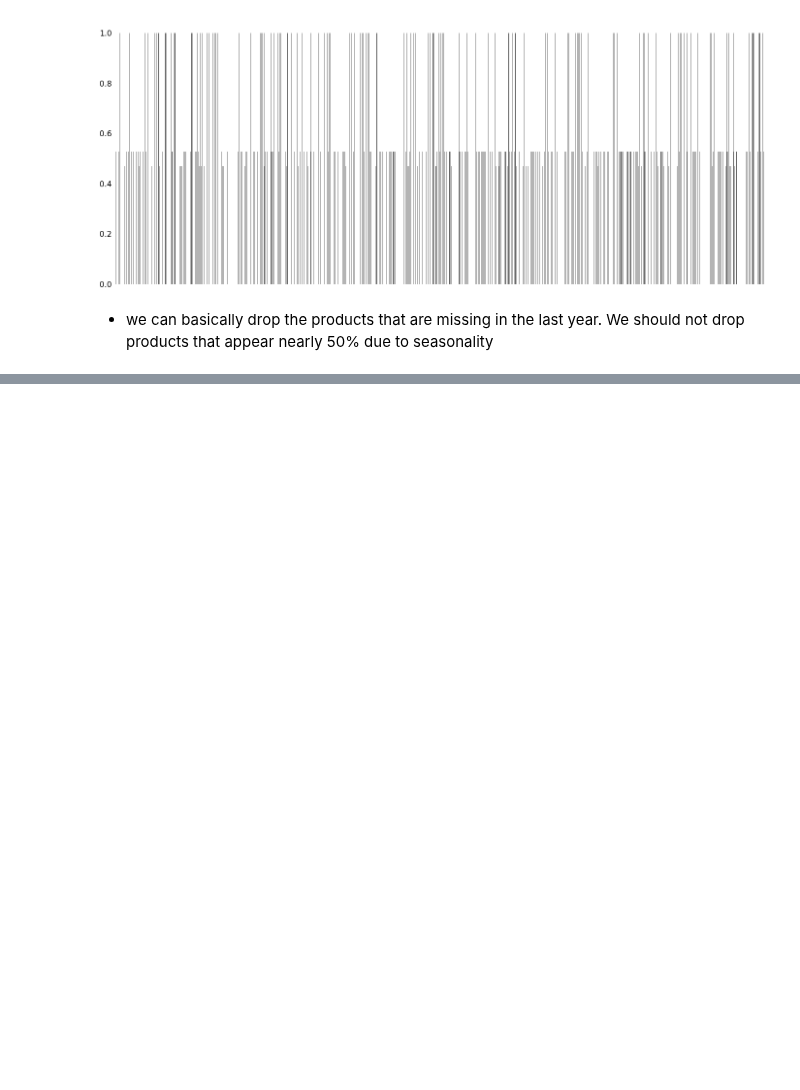
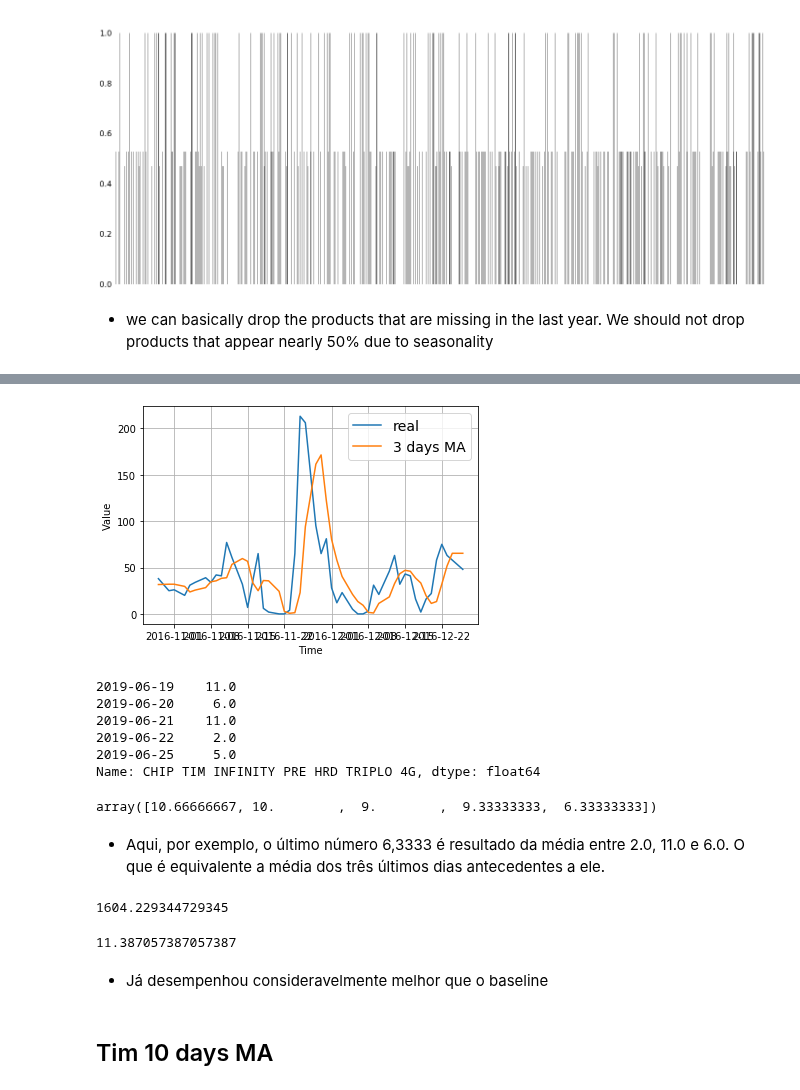
Before and after one commit to ItamarRocha/Machine-Learning-and-Data-Analysis, a Jupyter notebook: Armazem/exploring.ipynb, the cells around one changed output, grey strips where cells are left out. Cells and saved outputs as stored; diff of their text form; code cells hidden in the pictures; blank space fills up the shorter version.

```diff
--- a/Armazem/exploring.ipynb
+++ b/Armazem/exploring.ipynb
@@ -112,0 +411,34 @@ Length: 6223, dtype: bool
+# %%
+# zoom
+plot_series(checkpoint_tim[3:].index, checkpoint_tim[3:], start=250, end=300, label="real")
+plot_series(checkpoint_tim[3:].index, mov_avg_3_tim, start=250, end=300, label="3 days MA")
+plt.show()
+# %% [output]
+[figure, added]
+# %%
+checkpoint_tim[-5:]
+# %% [output]
+2019-06-19    11.0
+2019-06-20     6.0
+2019-06-21    11.0
+2019-06-22     2.0
+2019-06-25     5.0
+Name: CHIP TIM INFINITY PRE HRD TRIPLO 4G, dtype: float64
+# %%
+mov_avg_3_tim[-5:]
+# %% [output]
+array([10.66666667, 10.        ,  9.        ,  9.33333333,  6.33333333])
+# %% [markdown]
+* Aqui, por exemplo, o último número 6,3333 é resultado da média entre 2.0, 11.0 e 6.0. O que é equivalente a média dos três últimos dias antecedentes a ele.
+# %%
+tf.keras.metrics.mean_squared_error(checkpoint_tim[3:],mov_avg_3_tim).numpy()
+# %% [output]
+1604.229344729345
+# %%
+tf.keras.metrics.mean_absolute_error(checkpoint_tim[3:], mov_avg_3_tim).numpy()
+# %% [output]
+11.387057387057387
+# %% [markdown]
+* Já desempenhou consideravelmente melhor que o baseline
+# %% [markdown]
+## Tim 10 days MA
```
Also changed, not shown: parts of 78 cells of this notebook, 6 other files.
